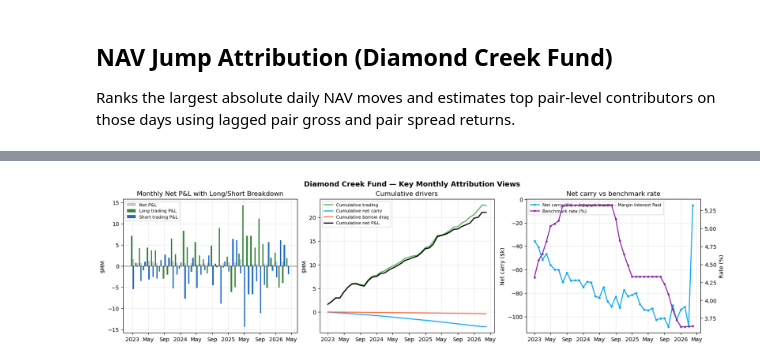
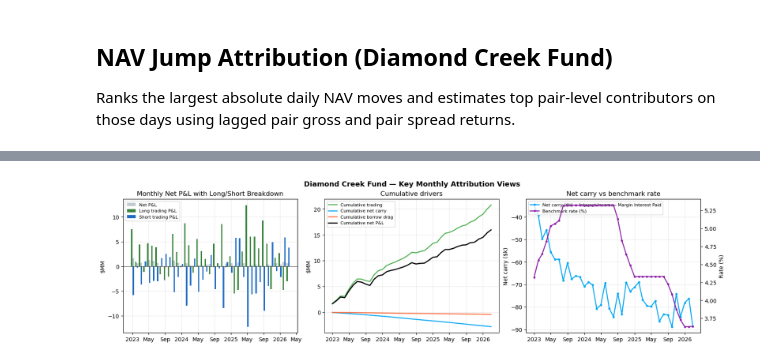
Before and after one commit to GoldmanDrew/ls-algo, a Jupyter notebook: notebooks/Diamond_Creek_Backtest_v11.ipynb, the cells around one changed output, grey strips where cells are left out. Cells and saved outputs as stored; diff of their text form; code cells hidden in the pictures.

```diff
--- a/notebooks/Diamond_Creek_Backtest_v11.ipynb
+++ b/notebooks/Diamond_Creek_Backtest_v11.ipynb
@@ -2523,6 +2628,11 @@ for lev in LEVERAGE_RUNS:
     print(f"  {'Txn Costs':<20s}: ${bt['cum_costs'].iloc[-1]:>14,.0f}")
     print(f"  {'Borrow Costs':<20s}: ${bt['cum_borrow'].iloc[-1]:>14,.0f}")
     print(f"  {'Margin Debit':<20s}: ${bt['cum_margin_debit'].iloc[-1]:>14,.0f}")
+    print(f"  {'Short Credit':<20s}: ${bt['cum_margin_credit'].iloc[-1]:>14,.0f}")
+    print(
+        f"  {'Net Financing':<20s}: "
+        f"${(bt['cum_margin_debit'].iloc[-1] + bt['cum_borrow'].iloc[-1] - bt['cum_margin_credit'].iloc[-1]):>14,.0f}"
+    )
     print(f"  {'Long P&L':<20s}: ${bt['cum_long_pnl'].iloc[-1]:>14,.0f}")
     print(f"  {'Short P&L':<20s}: ${bt['cum_short_pnl'].iloc[-1]:>14,.0f}")
 # %% [output]
@@ -2849,6 +2961,22 @@ if m_dc.empty:
 
 m_dc["month_dt"] = pd.to_datetime(m_dc["month"] + "-01")
 m_dc.sort_values("month_dt", inplace=True)
+
+# Drop incomplete trailing month so monthly carry does not appear to collapse.
+last_obs = None
+if "daily_attr_dc" in globals() and isinstance(daily_attr_dc, pd.DataFrame) and not daily_attr_dc.empty:
+    try:
+        last_obs = pd.to_datetime(daily_attr_dc.index).max()
+    except Exception:
+        last_obs = None
+if last_obs is None:
+    # Fallback: assume current calendar month is incomplete.
+    last_obs = (pd.Timestamp.today().normalize() - pd.offsets.MonthBegin(1))
+
+m_dc["month_end"] = m_dc["month_dt"] + pd.offsets.MonthEnd(0)
+m_dc = m_dc[m_dc["month_end"] <= pd.Timestamp(last_obs)].copy()
+if m_dc.empty:
+    raise RuntimeError("No complete months available after dropping partial trailing month.")
 
 x = m_dc["month_dt"]
 m_dc["borrow_drag"] = -m_dc["borrow_fees_paid"]
@@ -2886,34 +3014,34 @@ ax.grid(True, alpha=0.25)
 # 2) Keep this one as-is (most useful): cumulative drivers.
 ax = axes[1]
 ax.plot(x, m_dc["net_trading_pnl"].cumsum() / 1e6, label="Cumulative trading", color="#4CAF50", lw=1.8)
 ax.plot(x, m_dc["net_interest_carry"].cumsum() / 1e6, label="Cumulative net carry", color="#03A9F4", lw=1.8)
 ax.plot(x, m_dc["borrow_drag"].cumsum() / 1e6, label="Cumulative borrow drag", color="#FF7043", lw=1.8)
 ax.plot(x, m_dc["net_pnl"].cumsum() / 1e6, label="Cumulative net P&L", color="black", lw=2.0)
 ax.set_title("Cumulative drivers")
 ax.set_ylabel("$MM")
 ax.legend(fontsize=8)
 ax.grid(True, alpha=0.25)
 
 # 3) Very simple carry-rate relationship.
 ax = axes[2]
 ax.plot(x, m_dc["net_interest_carry"] / 1e3, color="#03A9F4", lw=1.8, marker="o", ms=3, label="Net carry ($k) = Interest Income - Margin Interest Paid")
 ax2 = ax.twinx()
 ax2.plot(x, rate_pct, color="#8E24AA", lw=1.8, marker="o", ms=3, label="Benchmark rate (%)")
 ax.set_title("Net carry vs benchmark rate")
 ax.set_ylabel("Net carry ($k)")
 ax2.set_ylabel("Rate (%)")
 ax.grid(True, alpha=0.25)
 
 h1, l1 = ax.get_legend_handles_labels()
 h2, l2 = ax2.get_legend_handles_labels()
 ax.legend(h1 + h2, l1 + l2, fontsize=8, loc="upper left")
 
 for _ax in axes:
     _ax.xaxis.set_major_formatter(mdates.ConciseDateFormatter(_ax.xaxis.get_major_locator()))
 
 plt.show()
 # %% [output]
-[figure, old version]
+[figure, new version]
 # %%
 # ---- Pair gross share over time (% of total gross; each pair) ----
 # Uses the most recent weighted run by default.
```
Also changed, not shown: parts of 18 cells of this notebook, 16 other files.
